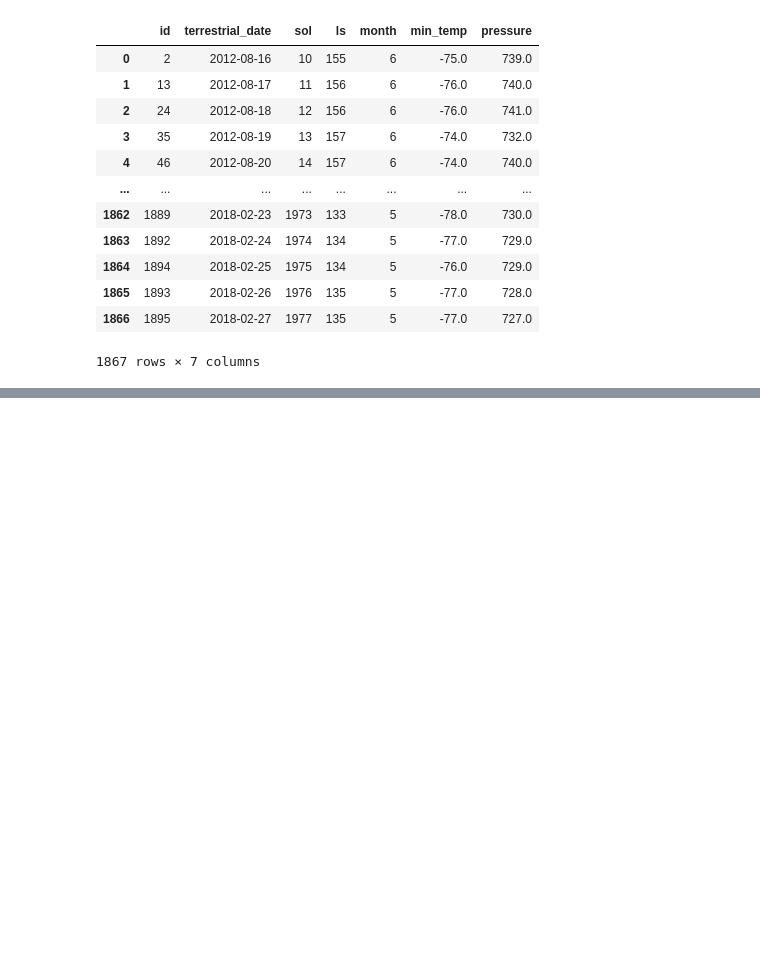
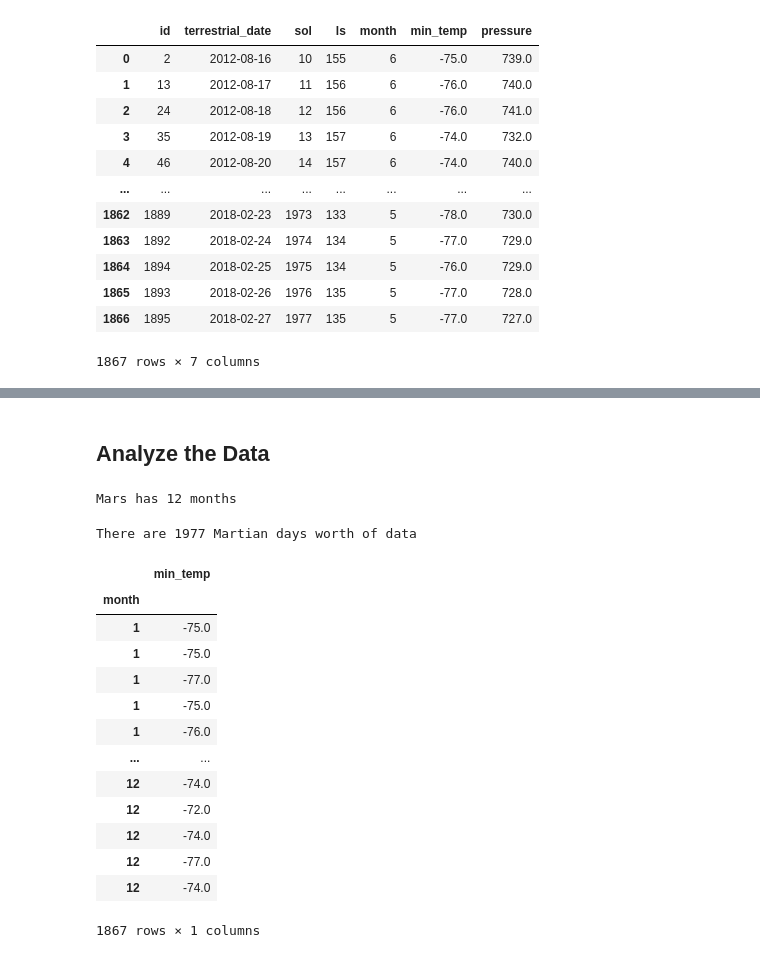
Before and after one commit to latoyawenzinger/Web_Scraping_Challenge, a Jupyter notebook: Mars_Weather.ipynb, the cells around one changed output, grey strips where cells are left out. Drawn from its saved outputs; the diff is of its cells as text; code cells hidden in the pictures; blank space fills up the shorter version.

Commit message:
started data analysis

```diff
--- a/Mars_Weather.ipynb
+++ b/Mars_Weather.ipynb
@@ -71,0 +84,8 @@ mars_table
+# %%
+# change data types for data analysis
+mars_table['terrestrial_date'] = pd.to_datetime(mars_table['terrestrial_date'])
+mars_table['sol'] = mars_table['sol'].astype('int')
+mars_table['ls'] = mars_table['ls'].astype('int')
+mars_table['month'] = mars_table['month'].astype('int')
+mars_table['min_temp'] = mars_table['min_temp'].astype('float')
+mars_table['pressure'] = mars_table['pressure'].astype('float')
@@ -71,0 +104,33 @@ mars_table
+# %% [markdown]
+## Analyze the Data
+# %%
+# How many months are there on Mars?
+mars_months =  mars_table['month'].max()
+print(f"Mars has {mars_months} months")
+# %% [output]
+Mars has 12 months
+# %%
+# How many Martian days' worth of data are there?
+days = mars_table['sol'].max()
+print(f"There are {days} Martian days worth of data")
+# %% [output]
+There are 1977 Martian days worth of data
+# %%
+# What is the average low temperature by month?
+months_df = mars_table[['month', 'min_temp']].set_index('month').sort_index()
+months_df
+# %% [output]
+|  | min_temp |
+| month |  |
+| 1 | -75.0 |
+| 1 | -75.0 |
+| 1 | -77.0 |
+| 1 | -75.0 |
+| 1 | -76.0 |
+| ... | ... |
+| 12 | -74.0 |
+| 12 | -72.0 |
+| 12 | -74.0 |
+| 12 | -77.0 |
+| 12 | -74.0 |
+1867 rows × 1 columns
```
Also changed, not shown: parts of 7 cells of this notebook.
